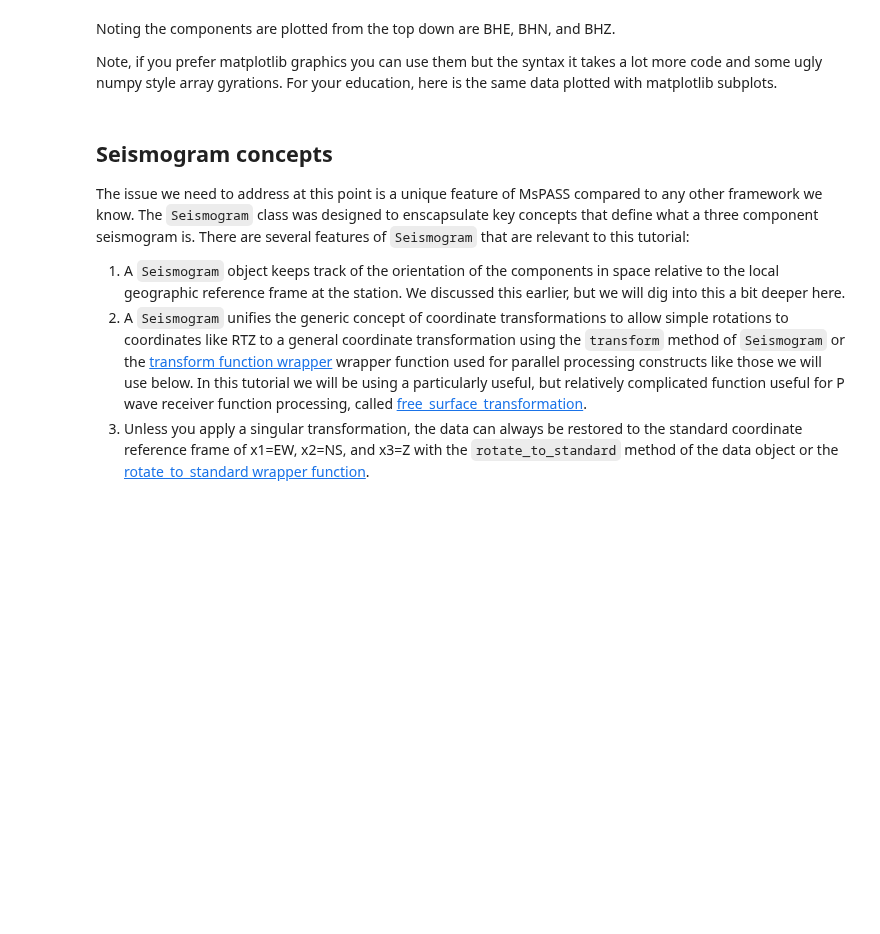
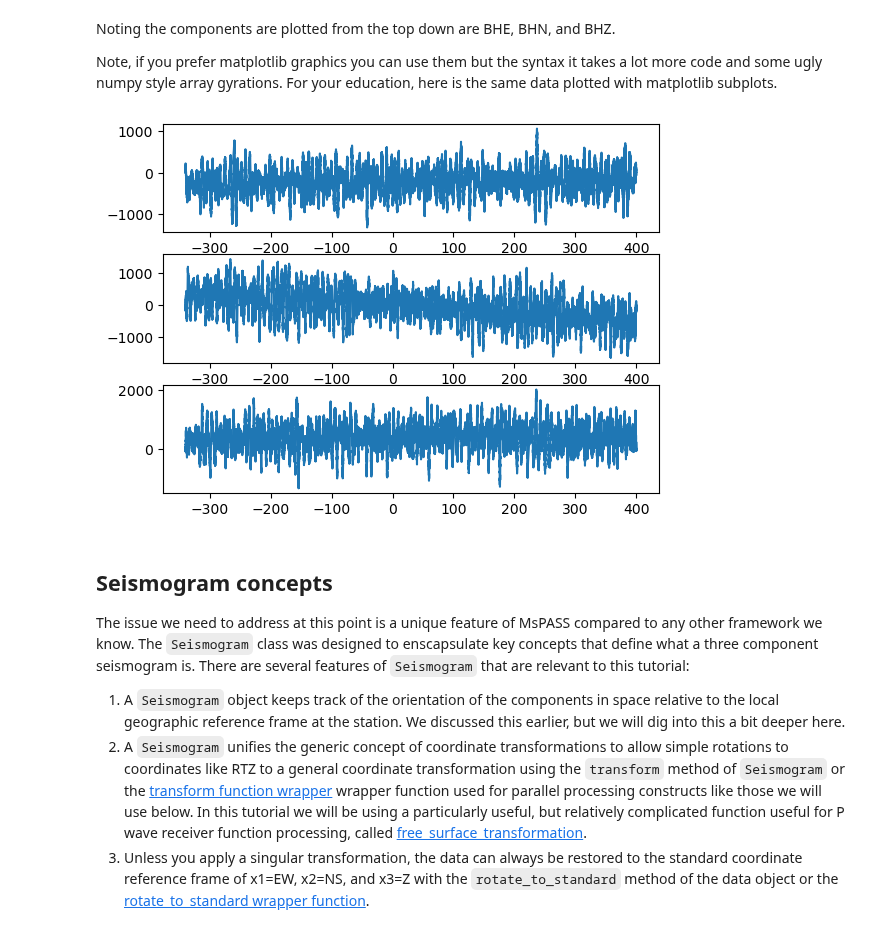
Before and after one commit to mspass-team/mspass_tutorial, a Jupyter notebook: Earthscope2026/SeismogramAside.ipynb, the cells around one changed output. Drawn from its saved outputs; the diff is of its cells as text; code cells hidden in the pictures; blank space fills up the shorter version.

```diff
--- a/Earthscope2026/SeismogramAside.ipynb
+++ b/Earthscope2026/SeismogramAside.ipynb
@@ -53,10 +53,12 @@ Noting the components are plotted from the top down are BHE, BHN, and BHZ.
 
 Note, if you prefer matplotlib graphics you can use them but the syntax it takes a lot more code and some ugly numpy style array gyrations.  For your education, here is the same data plotted with matplotlib subplots.
 # %%
-fig,ax = subplots(3)
+fig,ax = plt.subplots(3)
 for i in range(3):
-    ax[i].plot(d.time_axis(),d.data[:,i])
+    ax[i].plot(d.time_axis(),d.data[i,:])
 plt.show()
+# %% [output]
+[figure, added]
 # %% [markdown]
 ## Seismogram concepts
 The issue we need to address at this point is a unique feature of MsPASS compared to any other framework we know.  The `Seismogram` class was designed to enscapsulate key concepts that define what a three component seismogram is.   There are several features of `Seismogram` that are relevant to this tutorial:
```
Also changed, not shown: parts of 17 cells of this notebook, 8 other files.
